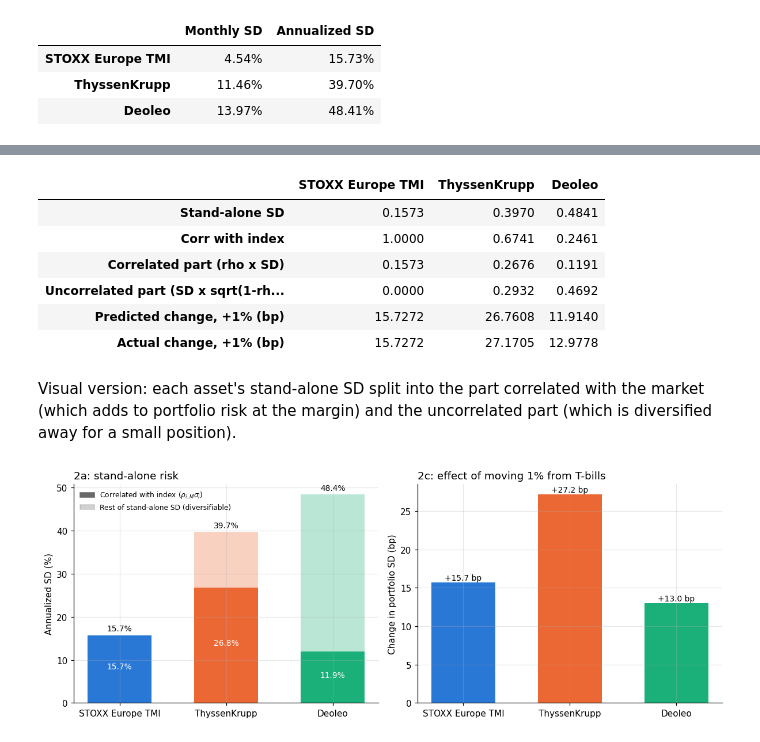
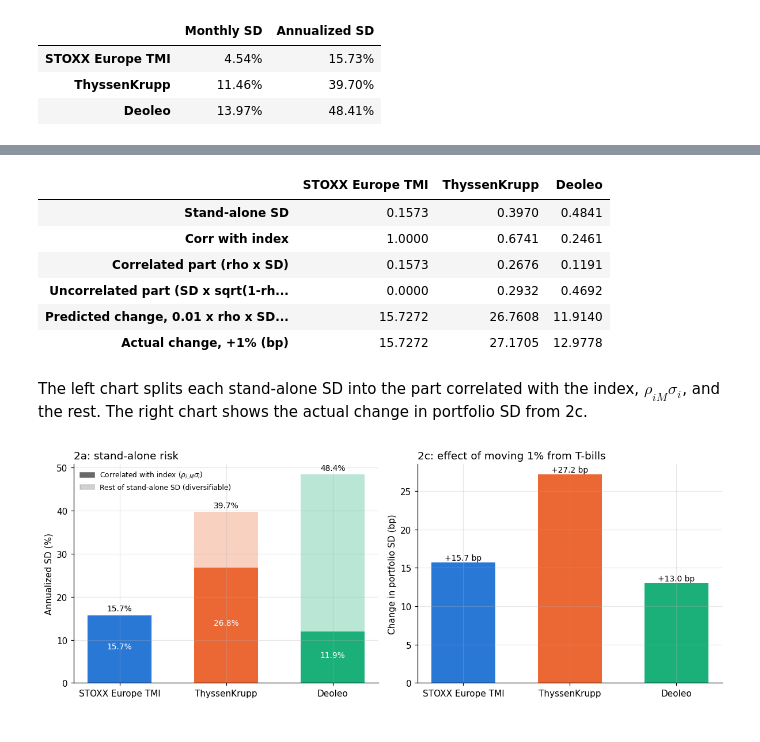
Before and after one commit to Oberdammer/asset_pricing, a Jupyter notebook: Assignment_2.ipynb, the cells around one changed output, grey strips where cells are left out. Drawn from its saved outputs; the diff is of its cells as text; code cells hidden in the pictures.

```diff
--- a/Assignment_2.ipynb
+++ b/Assignment_2.ipynb
@@ -533,30 +572,31 @@ Below: the correlations, the marginal risk of each asset, the linear prediction
 # %%
 w0 = W.loc[W.index[0], assets]                 # base portfolio (65% STOXX)
 sig_p = np.sqrt(w0 @ Sigma_a @ w0)
-cov_ip = Sigma_a @ w0                           # Cov(r_i, r_p), annualized
+cov_ip = Sigma_a @ w0                           # Cov(r_i, r_P), annualized
 corr_iM = excess[assets].corr()["STOXX"]
+d = 0.01                                        # size of the trade
 
 decomp = pd.DataFrame({
     "Stand-alone SD": sd_a,
     "Corr with index": corr_iM,
     "Correlated part (rho x SD)": corr_iM * sd_a,
     "Uncorrelated part (SD x sqrt(1-rho^2))": sd_a * np.sqrt(1 - corr_iM**2),
-    "Predicted change, +1% (bp)": 0.01 * cov_ip / sig_p * 1e4,
+    "Predicted change, 0.01 x rho x SD (bp)": d * cov_ip / sig_p * 1e4,
 })
 # map each asset to its 2c portfolio: (i) index, (ii) Deoleo, (iii) ThyssenKrupp
 chg_2c = pd.Series(q2["Change vs base (bp)"].iloc[1:].values, index=["STOXX", "OLE", "TKA"])
 decomp["Actual change, +1% (bp)"] = chg_2c
 decomp.rename(index=NAMES).T
 # %% [output]
 |  | STOXX Europe TMI | ThyssenKrupp | Deoleo |
 | Stand-alone SD | 0.1573 | 0.3970 | 0.4841 |
 | Corr with index | 1.0000 | 0.6741 | 0.2461 |
 | Correlated part (rho x SD) | 0.1573 | 0.2676 | 0.1191 |
 | Uncorrelated part (SD x sqrt(1-rh... | 0.0000 | 0.2932 | 0.4692 |
-| Predicted change, +1% (bp) | 15.7272 | 26.7608 | 11.9140 |
+| Predicted change, 0.01 x rho x SD... | 15.7272 | 26.7608 | 11.9140 |
 | Actual change, +1% (bp) | 15.7272 | 27.1705 | 12.9778 |
-# %% [markdown]
-Visual version: each asset's stand-alone SD split into the part correlated with the market (which adds to portfolio risk at the margin) and the uncorrelated part (which is diversified away for a small position).
+# %% [markdown]
+The left chart splits each stand-alone SD into the part correlated with the index, $\rho_{iM}\sigma_i$, and the rest. The right chart shows the actual change in portfolio SD from 2c.
 # %%
 fig, axes = plt.subplots(1, 2, figsize=(11, 4.2))
 lab = [NAMES[a] for a in assets]
```
Also changed, not shown: parts of 32 cells of this notebook, 4 other files.
